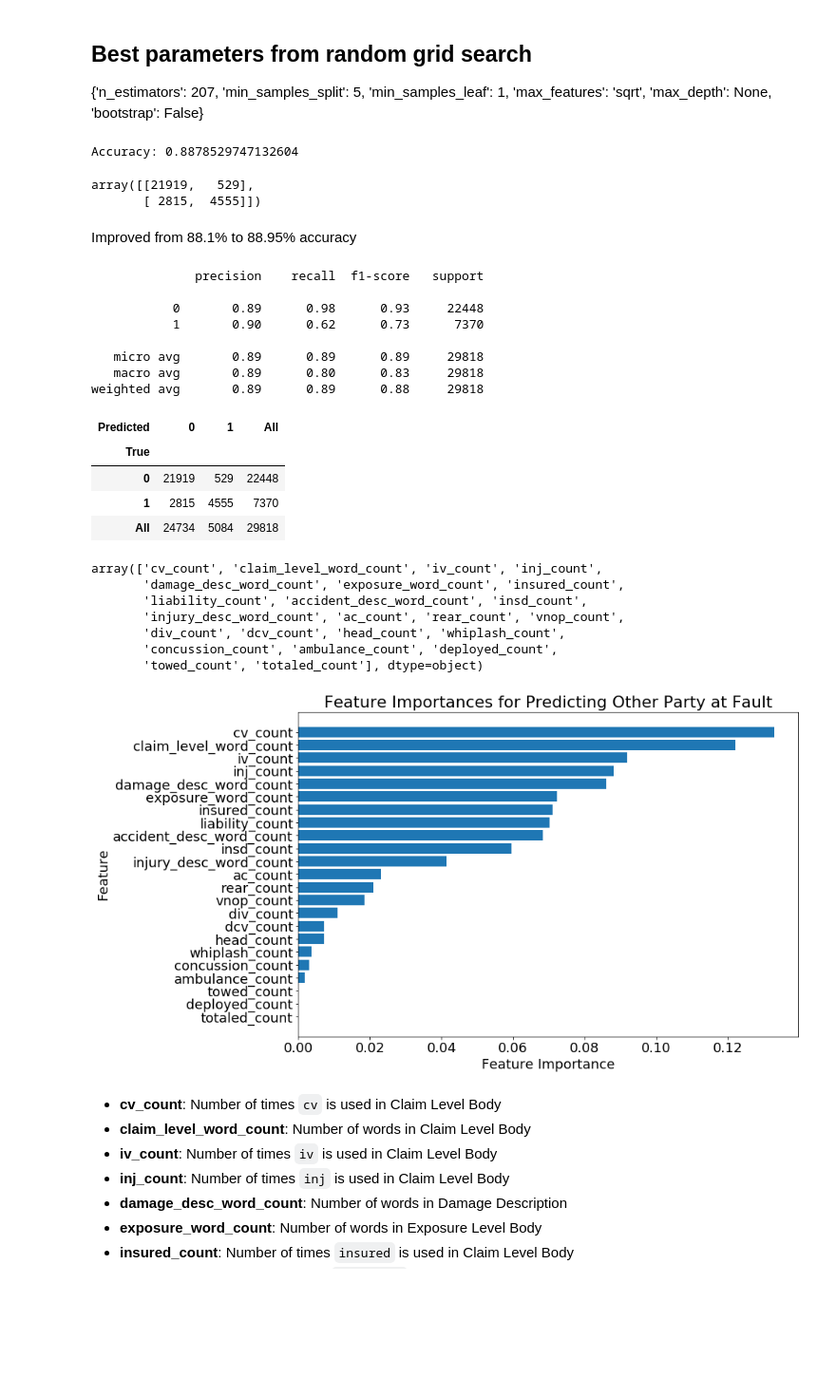
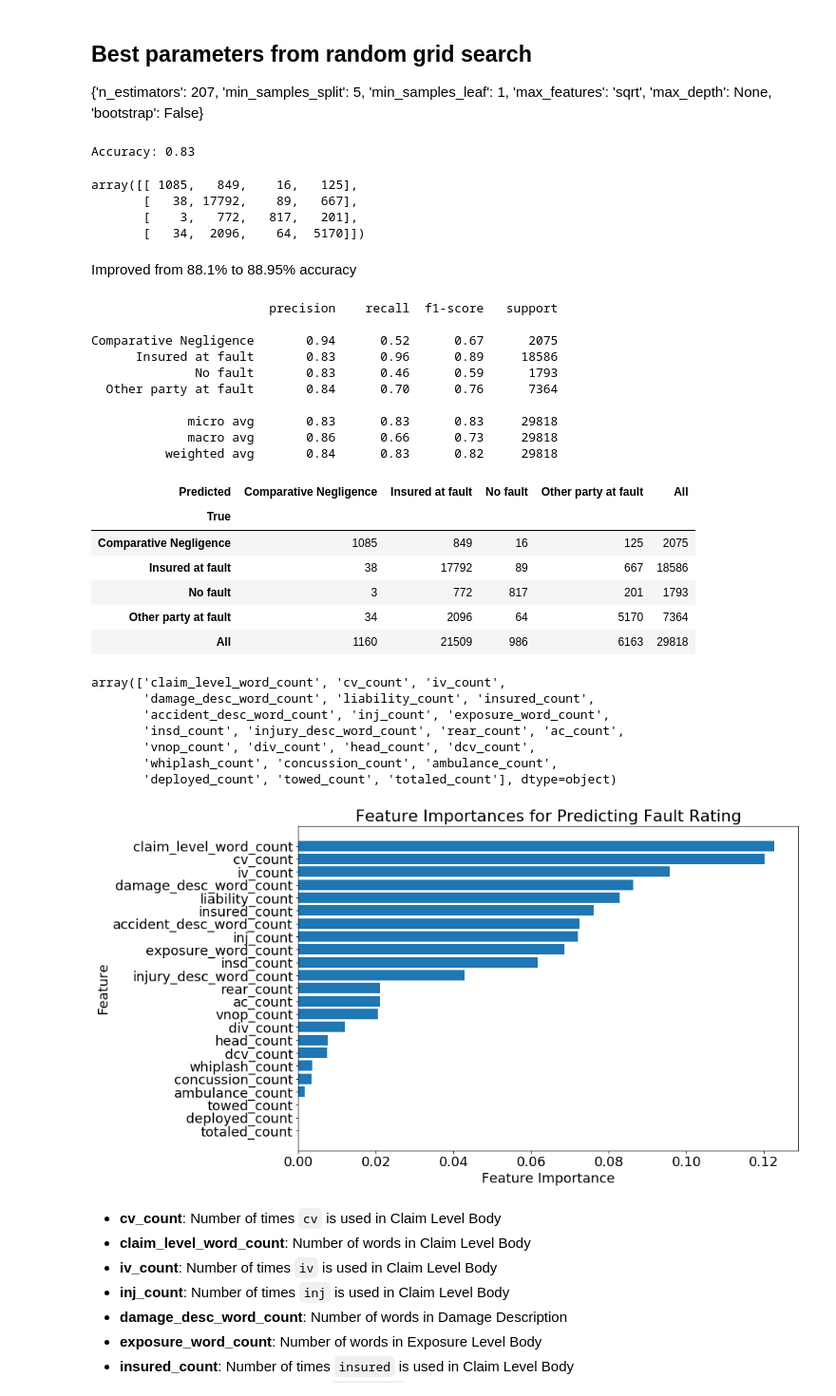
Before and after one commit to asidamo/Auto-Insuruance-finding-the-at-fault-party-with-claims-nlp, a Jupyter notebook: dq9-AM.ipynb, the cells around one changed output. Shown: that part at 95% size. Drawn from its saved outputs; the diff is of its cells as text; code cells hidden in the pictures; blank space fills up the shorter version.

```diff
--- a/dq9-AM.ipynb
+++ b/dq9-AM.ipynb
@@ -67,6 +67,8 @@ def convert_to_list(df,cols):
 #                                                        'damage_desc_list'])
 # %%
 general_df = pd.read_csv('data/general_with_word_counts.csv')
+# %%
+general_df = general_df.dropna(subset=['FaultRatingName'])
 # %%
 general_df.head()
 # %% [output]
@@ -468,8 +470,8 @@ logistic = SGDClassifier(loss='log', penalty='l2', early_stopping=True,
 pca = PCA()
 pipe = Pipeline(steps=[('pca', pca), ('logistic', logistic)])
 # %%
-X = general_with_dummies.loc[:,'claim_level_word_count':'whiplash_count']
-y = general_with_dummies['Other party at fault']
+X = general_df.loc[:,'claim_level_word_count':'whiplash_count']
+y = general_df['FaultRatingName']
 # %%
 X_train, X_test, y_train, y_test = train_test_split(X, y,
                                                     test_size=0.25, random_state=42)
@@ -653,36 +655,42 @@ clf_best.fit(X_train,y_train)
 
 y_pred_best=clf_best.predict(X_test)
 # %%
-print("Accuracy:",accuracy_score(y_test, y_pred_best))
+print("Accuracy:",round(accuracy_score(y_test, y_pred_best), 2))
 # %% [output]
-Accuracy: 0.8878529747132604
+Accuracy: 0.83
 # %%
 confusion_matrix(y_test, y_pred_best, labels=None, sample_weight=None)
 # %% [output]
-array([[21919,   529],
-       [ 2815,  4555]])
+array([[ 1085,   849,    16,   125],
+       [   38, 17792,    89,   667],
+       [    3,   772,   817,   201],
+       [   34,  2096,    64,  5170]])
 # %% [markdown]
 Improved from 88.1% to 88.95% accuracy
 # %%
-target_names = ['class 0', 'class 1']
+# target_names = ['class 0', 'class 1']
 print(classification_report(y_test, y_pred_best))
 # %% [output]
-              precision    recall  f1-score   support
+                        precision    recall  f1-score   support
 
-           0       0.89      0.98      0.93     22448
-           1       0.90      0.62      0.73      7370
+Comparative Negligence       0.94      0.52      0.67      2075
+      Insured at fault       0.83      0.96      0.89     18586
+              No fault       0.83      0.46      0.59      1793
+  Other party at fault       0.84      0.70      0.76      7364
 
-   micro avg       0.89      0.89      0.89     29818
-   macro avg       0.89      0.80      0.83     29818
-weighted avg       0.89      0.89      0.88     29818
+             micro avg       0.83      0.83      0.83     29818
+             macro avg       0.86      0.66      0.73     29818
+          weighted avg       0.84      0.83      0.82     29818
 # %%
 pd.crosstab(y_test, y_pred_best, rownames=['True'], colnames=['Predicted'], margins=True)
 # %% [output]
-| Predicted | 0 | 1 | All |
-| True |  |  |  |
-| 0 | 21919 | 529 | 22448 |
-| 1 | 2815 | 4555 | 7370 |
-| All | 24734 | 5084 | 29818 |
+| Predicted | Comparative Negligence | Insured at fault | No fault | Other party at fault | All |
+| True |  |  |  |  |  |
+| Comparative Negligence | 1085 | 849 | 16 | 125 | 2075 |
+| Insured at fault | 38 | 17792 | 89 | 667 | 18586 |
+| No fault | 3 | 772 | 817 | 201 | 1793 |
+| Other party at fault | 34 | 2096 | 64 | 5170 | 7364 |
+| All | 1160 | 21509 | 986 | 6163 | 29818 |
 # %%
 feature_importances = pd.DataFrame(clf_best.feature_importances_,
                                   index = X_train.columns,
@@ -690,21 +698,21 @@ feature_importances = pd.DataFrame(clf_best.feature_importances_,
 # %%
 feature_importances.index.values
 # %% [output]
-array(['cv_count', 'claim_level_word_count', 'iv_count', 'inj_count',
-       'damage_desc_word_count', 'exposure_word_count', 'insured_count',
-       'liability_count', 'accident_desc_word_count', 'insd_count',
-       'injury_desc_word_count', 'ac_count', 'rear_count', 'vnop_count',
-       'div_count', 'dcv_count', 'head_count', 'whiplash_count',
-       'concussion_count', 'ambulance_count', 'deployed_count',
-       'towed_count', 'totaled_count'], dtype=object)
+array(['claim_level_word_count', 'cv_count', 'iv_count',
+       'damage_desc_word_count', 'liability_count', 'insured_count',
+       'accident_desc_word_count', 'inj_count', 'exposure_word_count',
+       'insd_count', 'injury_desc_word_count', 'rear_count', 'ac_count',
+       'vnop_count', 'div_count', 'head_count', 'dcv_count',
+       'whiplash_count', 'concussion_count', 'ambulance_count',
+       'deployed_count', 'towed_count', 'totaled_count'], dtype=object)
 # %%
 plt.barh(feature_importances.sort_values(by = 'importance').index.values, feature_importances\
          .sort_values(by = 'importance').importance.values)
 plt.xlabel('Feature Importance')
 plt.ylabel('Feature')
-plt.title('Feature Importances for Predicting Other Party at Fault');
+plt.title('Feature Importances for Predicting Fault Rating');
 # %% [output]
-[figure, old version]
+[figure, new version]
 # %% [markdown]
 - **cv_count**: Number of times `cv` is used in Claim Level Body
 - **claim_level_word_count**: Number of words in Claim Level Body
```
Also changed, not shown: parts of 46 cells of this notebook.
